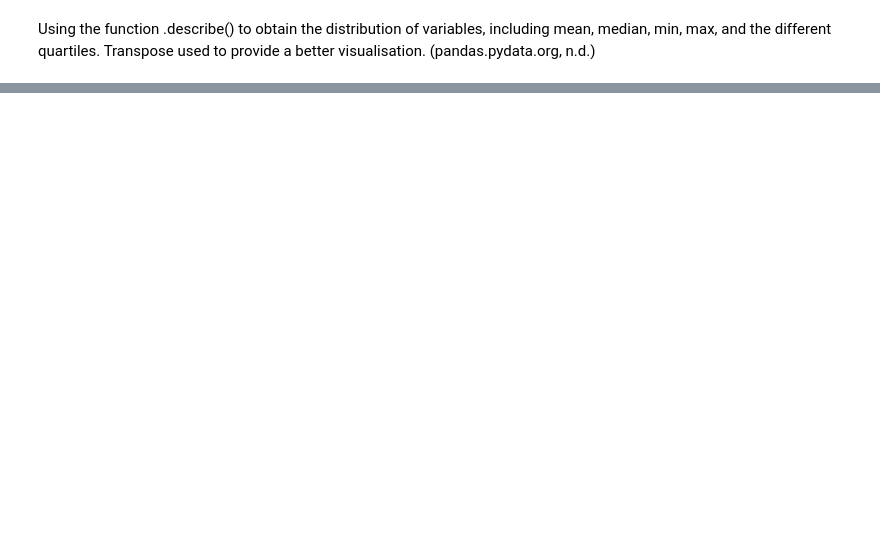
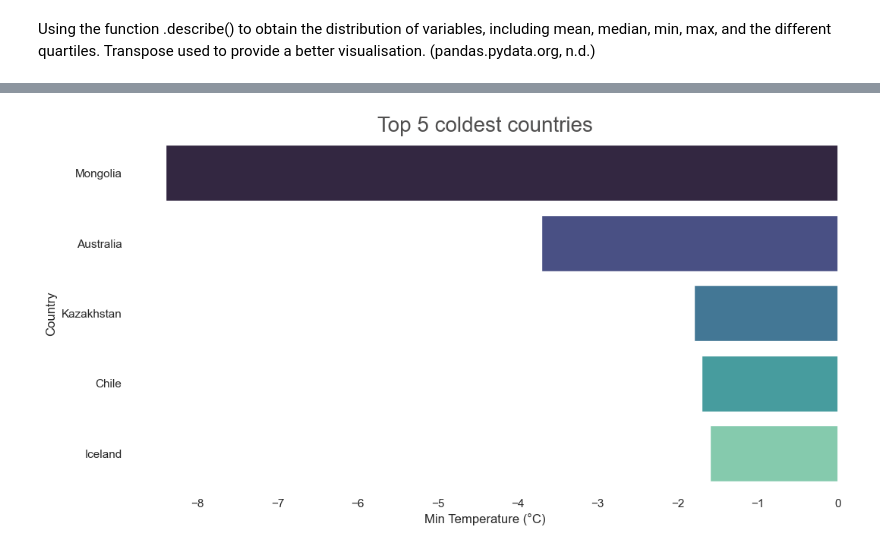
Before and after one commit to DiegoALemos/Programming_for_AI_CA, a Jupyter notebook: Global_Weather_DF.ipynb, the cells around one changed output, grey strips where cells are left out. Cells and saved outputs as stored; diff of their text form; code cells hidden in the pictures; blank space fills up the shorter version.

```diff
--- a/Global_Weather_DF.ipynb
+++ b/Global_Weather_DF.ipynb
@@ -383,0 +416,15 @@ Using the function .describe() to obtain the distribution of variables, includin
+# %%
+#Setting the values to plot and the index:
+hottest_countries = max_temperatures.nlargest(5,'country_max_temperature').set_index('country')
+#Setting the background color:
+sns.set(rc={'axes.facecolor':'white', 'figure.facecolor':'white'})
+#Size of figure:
+plt.figure(figsize=(12,8))
+#Title:
+plt.title('Top 5 hottest countries', size=20, color='#4f4e4e')
+#plotting the graphic:
+barplot = sns.barplot(x=hottest_countries['country_max_temperature'], y=hottest_countries.index, palette="mako")
+#showing the graphic:
+plt.xlabel('Max Temperature (°C)')
+plt.ylabel('Country')
+plt.show()
@@ -383,0 +433,23 @@ Using the function .describe() to obtain the distribution of variables, includin
+# %%
+# Grouping the min temperatures per country
+min_temperatures = df_weather.groupby('country')['temperature_celsius'].min().reset_index()
+
+# Naming the min temperature's column
+min_temperatures.columns = ['country', 'country_min_temperature']
+# %%
+#Setting the values to plot and the index:
+coldest_countries = min_temperatures.nsmallest(5,'country_min_temperature').set_index('country')
+#Setting the background color:
+sns.set(rc={'axes.facecolor':'white', 'figure.facecolor':'white'})
+#Size of figure:
+plt.figure(figsize=(12,6))
+#Title:
+plt.title('Top 5 coldest countries', size=20, color='#4f4e4e')
+#plotting the graphic:
+barplot = sns.barplot(x=coldest_countries['country_min_temperature'], y=coldest_countries.index, palette="mako")
+#showing the graphic:
+plt.xlabel('Min Temperature (°C)')
+plt.ylabel('Country')
+plt.show()
+# %% [output]
+[figure, added]
```
Also changed, not shown: parts of 24 cells of this notebook, 1 other file.
